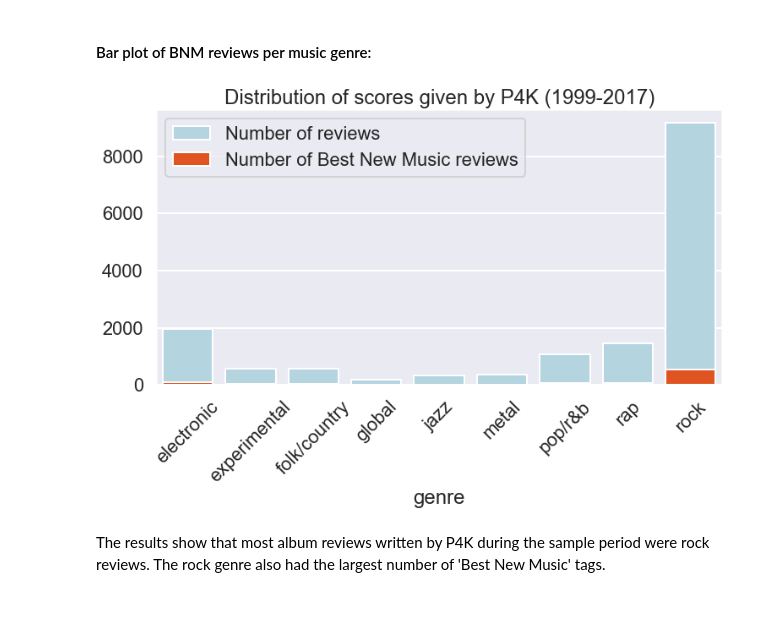
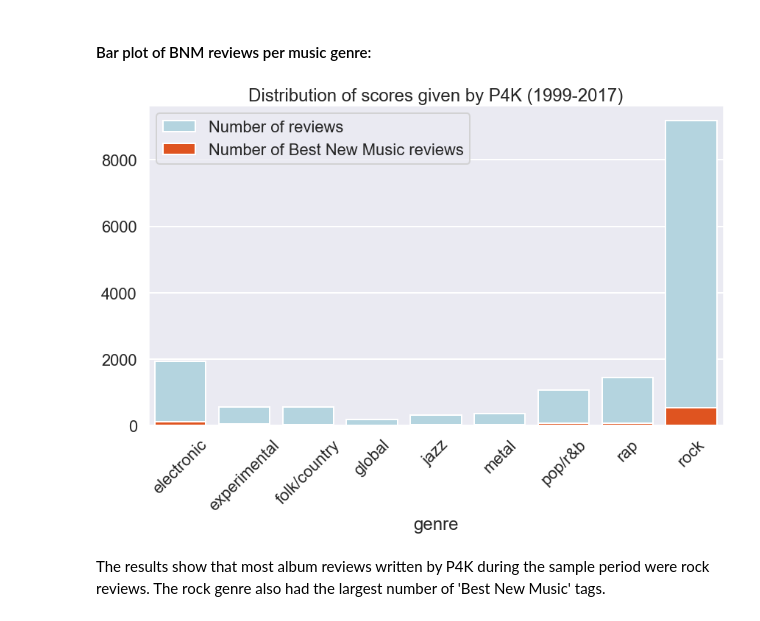
Before and after one commit to francisco3511/pitchfork-eda, a Jupyter notebook: eda_pitchfork.ipynb, the cells around one changed output. Cells and saved outputs as stored; diff of their text form; code cells hidden in the pictures.

```diff
--- a/eda_pitchfork.ipynb
+++ b/eda_pitchfork.ipynb
@@ -177,16 +177,16 @@ plt.xticks(rotation=45);
 # %%
 df_count_by_genre = df.groupby('genre')['score'].count()
 df_bnm_by_genre = df[df.best_new_music == 1].groupby('genre')['score'].count()
 
-plt.figure(figsize=(12,6))
+plt.figure(figsize=(14,8))
 plt.title("Distribution of scores given by P4K (1999-2017)")
 sns.barplot(x=df_count_by_genre.index, y=df_count_by_genre.values, color='lightblue', label='Number of reviews');
 sns.barplot(x=df_bnm_by_genre.index, y=df_bnm_by_genre.values, color='orangered', label='Number of Best New Music reviews');
 
 plt.legend()
 plt.xticks(rotation=45);
 # %% [output]
-[figure, old version]
+[figure, new version]
 # %% [markdown]
 The results show that most album reviews written by P4K during the sample period were rock reviews. The rock genre also had the largest number of 'Best New Music' tags.
 # %% [markdown]
```
Also changed, not shown: parts of 6 cells of this notebook, 2 other files.
